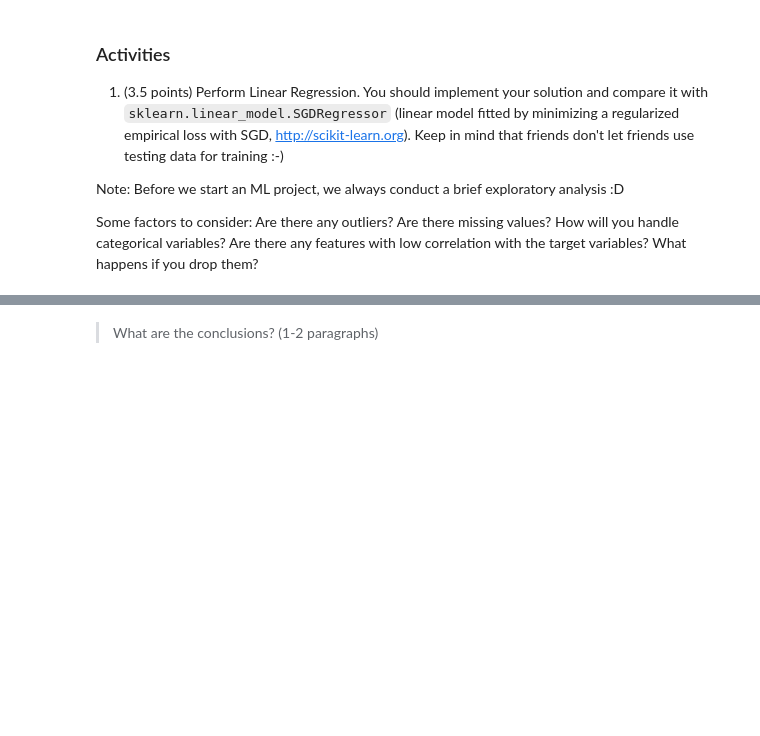
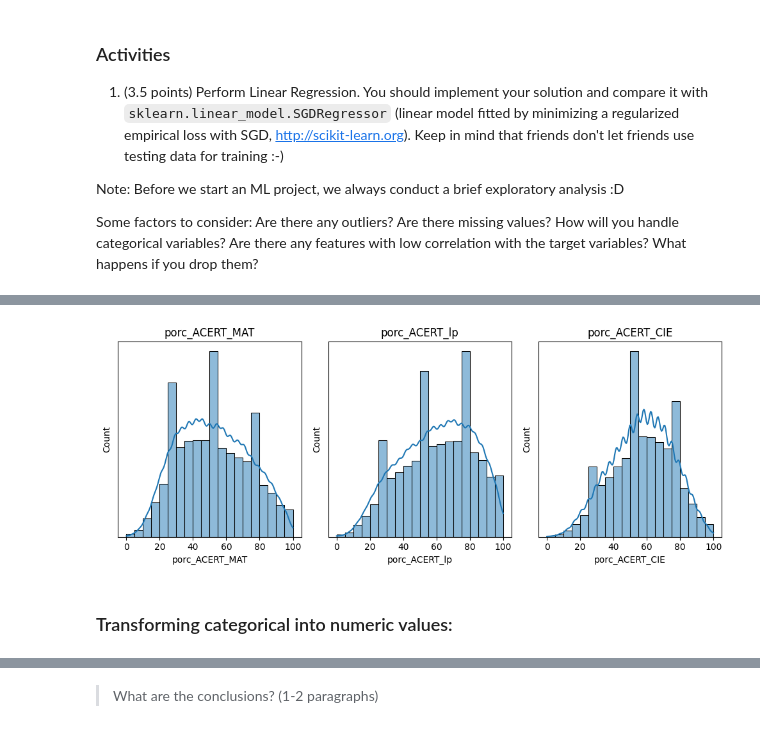
Before and after one commit to randersonLemos/mc886, a Jupyter notebook: t2/2022s2_mc886mo444_assignment_02.ipynb, the cells around one changed output, grey strips where cells are left out. Drawn from its saved outputs; the diff is of its cells as text; code cells hidden in the pictures; blank space fills up the shorter version.

```diff
--- a/t2/2022s2_mc886mo444_assignment_02.ipynb
+++ b/t2/2022s2_mc886mo444_assignment_02.ipynb
@@ -93,8 +93,11 @@ import numpy as np
 import pandas as pd
 import matplotlib.pyplot as plt
 import seaborn as sns
+import sklearn
+from sklearn.preprocessing import LabelEncoder
+from sklearn.model_selection import train_test_split
 %matplotlib inline
 
-df=pd.read_csv("assets/SARESP_train.csv")
-columns = set(df.columns) - set(['nivel_profic_lp', 'nivel_profic_mat', 'nivel_profic_cie'])
-df = df[columns]
+# df=pd.read_csv("assets/SARESP_train.csv")
+# columns = set(df.columns) - set(['nivel_profic_lp', 'nivel_profic_mat', 'nivel_profic_cie'])
+# df = df[columns]
@@ -100,0 +108,3 @@ df = df[columns]
+# %%
+data_path = "assets/SARESP_train.csv"
+df=pd.read_csv(data_path)
@@ -101,3 +149,5 @@ df = df[columns]
+# %%
+df = df.drop(['NEC_ESP_1', 'NEC_ESP_2', 'NEC_ESP_3', 'NEC_ESP_4', 'NEC_ESP_5', 'CD_ALUNO'], axis=1)
 # %%
 df.describe()
 # %% [output]
@@ -112,0 +180,24 @@ df.describe()
+# %%
+def multiple_hist_plots(n_lines, n_coluns, columns_names):
+    '''
+    Multiple plots histograms based on columns names
+    Args:
+        n_lines: number of lines in subplots
+        n_columns: number of columns in subplots
+        columns_names: list of columns names
+    Returns:
+        Seaborn histogram subplots
+    '''
+
+    fig, axes = plt.subplots(n_lines,n_coluns, figsize=(10,4))
+    for i,column_name in enumerate(columns_names):
+        sns.histplot(data=df[column_name], binwidth=5, kde=True, ax=axes[i]).set(title=column_name)
+
+    plt.setp(axes, yticks=[])
+    plt.tight_layout()
+# %%
+teste_multiple_hist_plots = multiple_hist_plots(1,3,['porc_ACERT_MAT','porc_ACERT_lp','porc_ACERT_CIE'])
+# %% [output]
+[figure, added]
+# %% [markdown]
+### Transforming categorical into numeric values:
```
Also changed, not shown: parts of 20 cells of this notebook.
